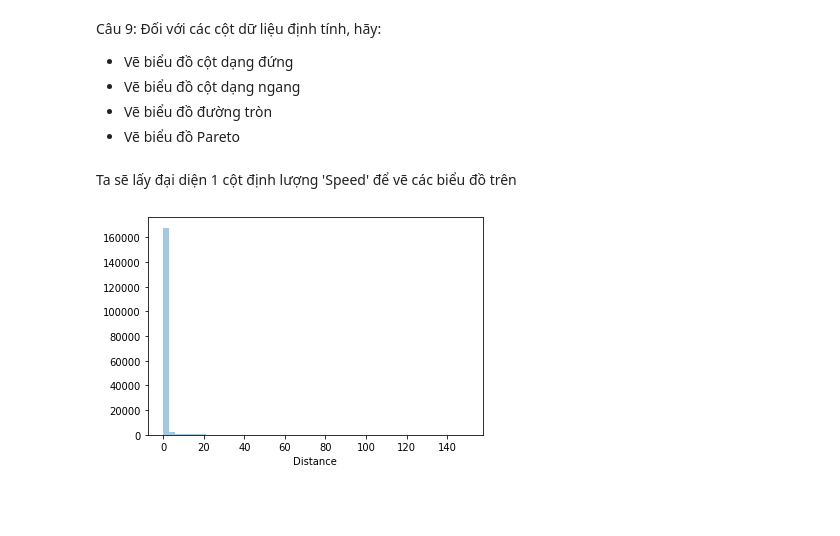
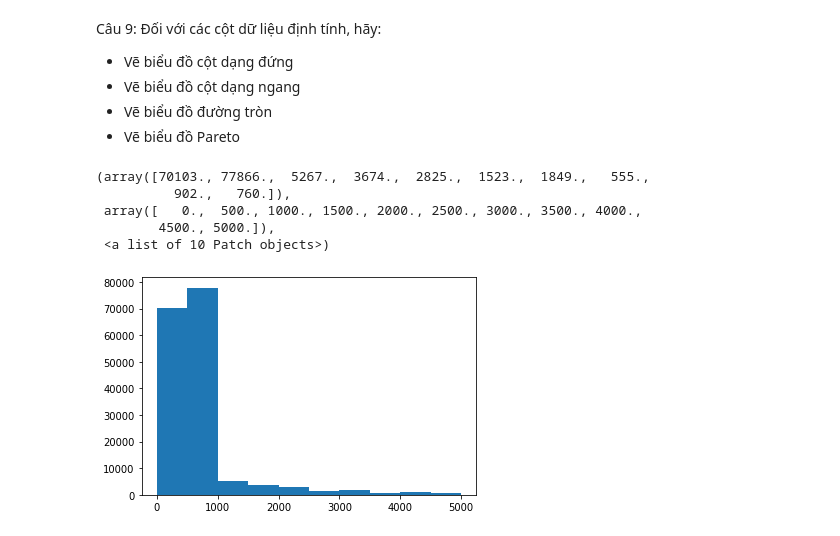
Before and after one commit to NGONGOCHA/HK2-nam1, a Jupyter notebook: bài_tập_pandas_4.ipynb, the cells around one changed output. Saved outputs shown, nothing was run; the diff lists cells and outputs as text; code cells hidden in the pictures; blank space fills up the shorter version.

```diff
--- a/bài_tập_pandas_4.ipynb
+++ b/bài_tập_pandas_4.ipynb
@@ -199,10 +199,13 @@ Câu 9: Đối với các cột dữ liệu định tính, hãy:
 - Vẽ biểu đồ cột dạng ngang
 - Vẽ biểu đồ đường tròn
 - Vẽ biểu đồ Pareto
-# %% [markdown]
-Ta sẽ lấy đại diện 1 cột định lượng 'Speed' để vẽ các biểu đồ trên
-# %%
-sns.distplot(a=a['Distance'],hist=True,kde=False,rug=False)
-plt.show()
-# %% [output]
-[figure, removed]
+# %%
+fig, ax = plt.subplots()
+ax.hist(a2['Height'])
+# %% [output]
+(array([70103., 77866.,  5267.,  3674.,  2825.,  1523.,  1849.,   555.,
+          902.,   760.]),
+ array([   0.,  500., 1000., 1500., 2000., 2500., 3000., 3500., 4000.,
+        4500., 5000.]),
+ <a list of 10 Patch objects>)
+[figure, added]
```
Also changed, not shown: parts of 9 cells of this notebook.
